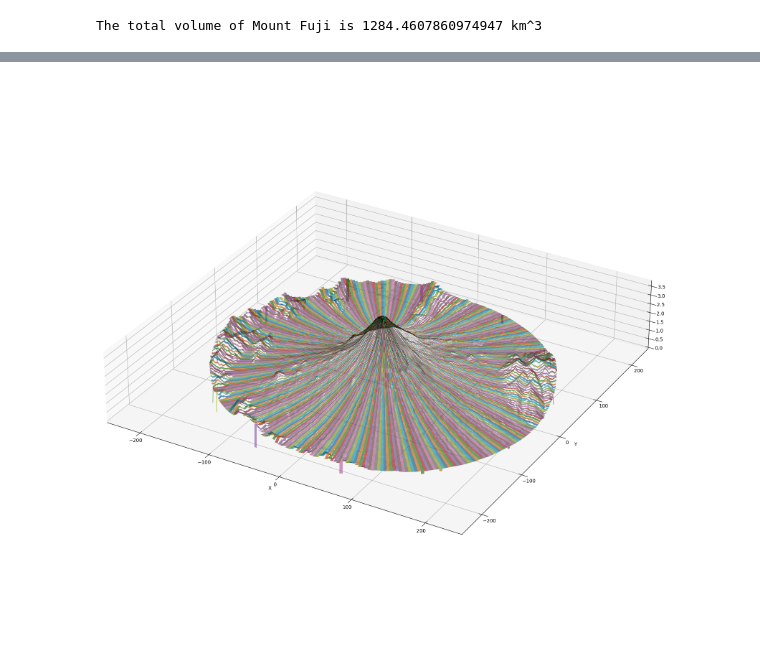
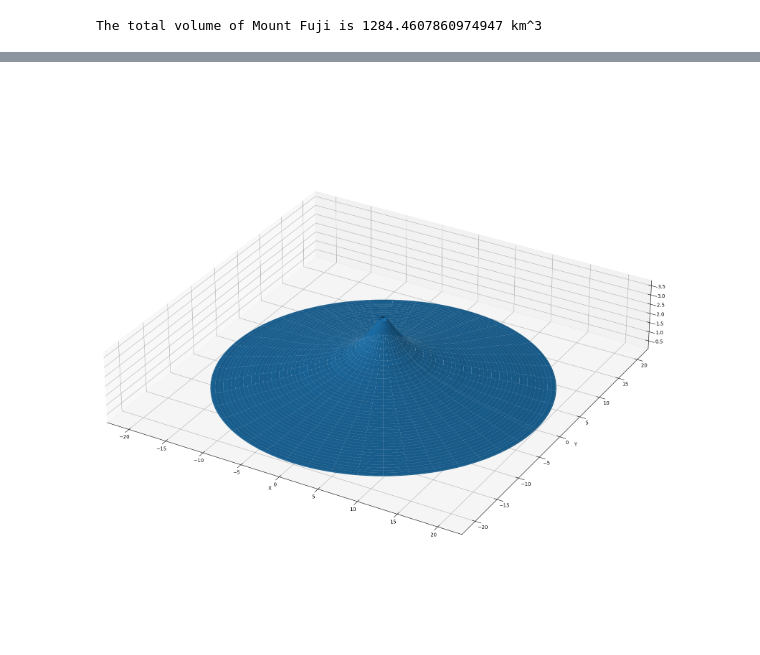
Before and after one commit to jcer10/mount_fuji_math_project, a Jupyter notebook: mount_fuji.ipynb, the cells around one changed output, grey strips where cells are left out. Saved outputs shown, nothing was run; the diff lists cells and outputs as text; code cells hidden in the pictures.

Commit message:
Changed last plot's x and y units to km

```diff
--- a/mount_fuji.ipynb
+++ b/mount_fuji.ipynb
@@ -96,7 +96,7 @@ def calc_height_profile(dataset, alpha):
         array_heights[i] = dataset_km[int(x), int(y)]
     return array_heights
 
-divisions = 360
+divisions = 1
 matrix_profiles = np.zeros((divisions, int(np.ceil(R))))
 alphas = calc_alphas(divisions)
 for i in range(divisions):
@@ -179,33 +166,33 @@ u = np.linspace(0, int(np.ceil(R)), int(np.ceil(R)))
 
 # Angular range for each profile
 angle_per_profile = 2 * np.pi / divisions
 
 # Loop through each profile and create a surface
 for i, profile in enumerate(matrix_profiles):
     start_angle = i * angle_per_profile
     end_angle = (i + 1) * angle_per_profile
     v = np.linspace(start_angle, end_angle, int(np.ceil(R)))  # Angular range for this profile
     U, V = np.meshgrid(u, v)
-    X = U*np.cos(V)
-    Y = U*np.sin(V)
+    X = U*np.cos(V)*mat_element_km
+    Y = U*np.sin(V)*mat_element_km
     Z = np.broadcast_to(profile, X.shape)
 
     # Plot the surface for this section
     ax.plot_surface(X, Y, Z, edgecolor='none', alpha=1)
     # Make surface opacity 1 and hide mesh lines
 
 
 # Make it so that you can pan around the figure with your mouse
 # ax.view_init(azim=0, elev=90)
 
 # Label the axes
 ax.set_xlabel('X')
 ax.set_ylabel('Y')
 ax.set_zlabel('Z')
 
 # make axes the same size
 ax.set_box_aspect([1,1,0.2])
 
 plt.show()
 # %% [output]
-[figure, old version]
+[figure, new version]
```
Also changed, not shown: parts of 2 cells of this notebook.
